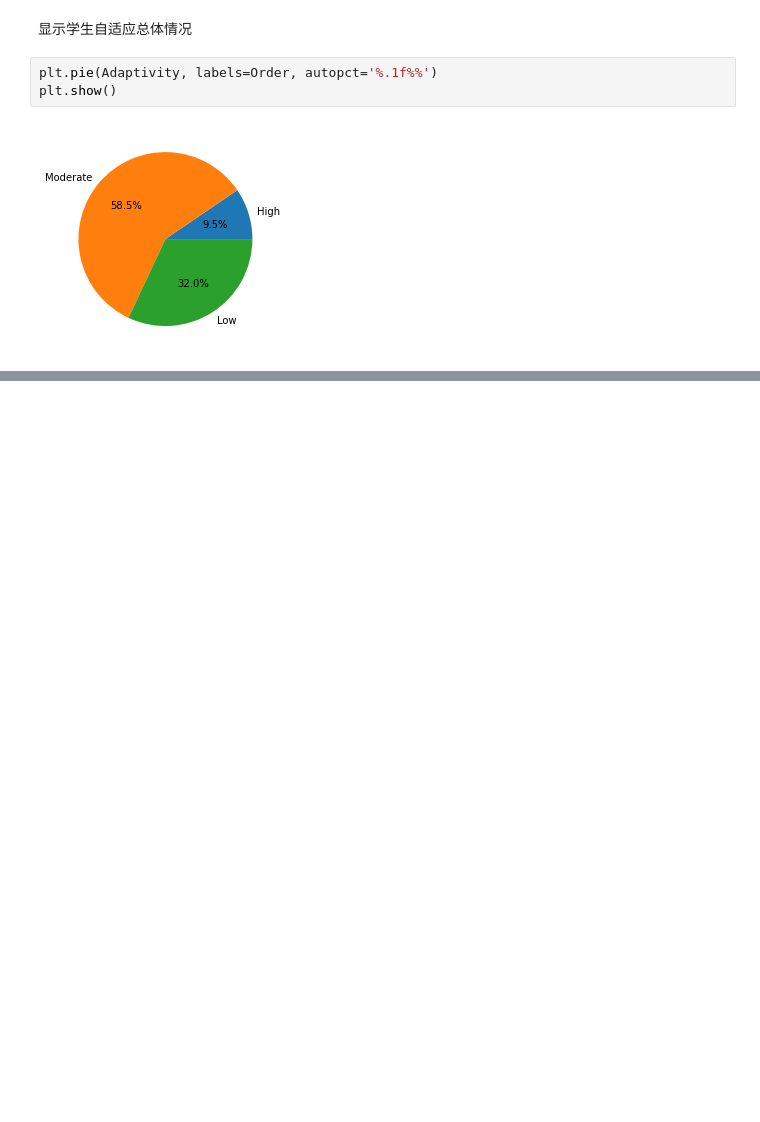
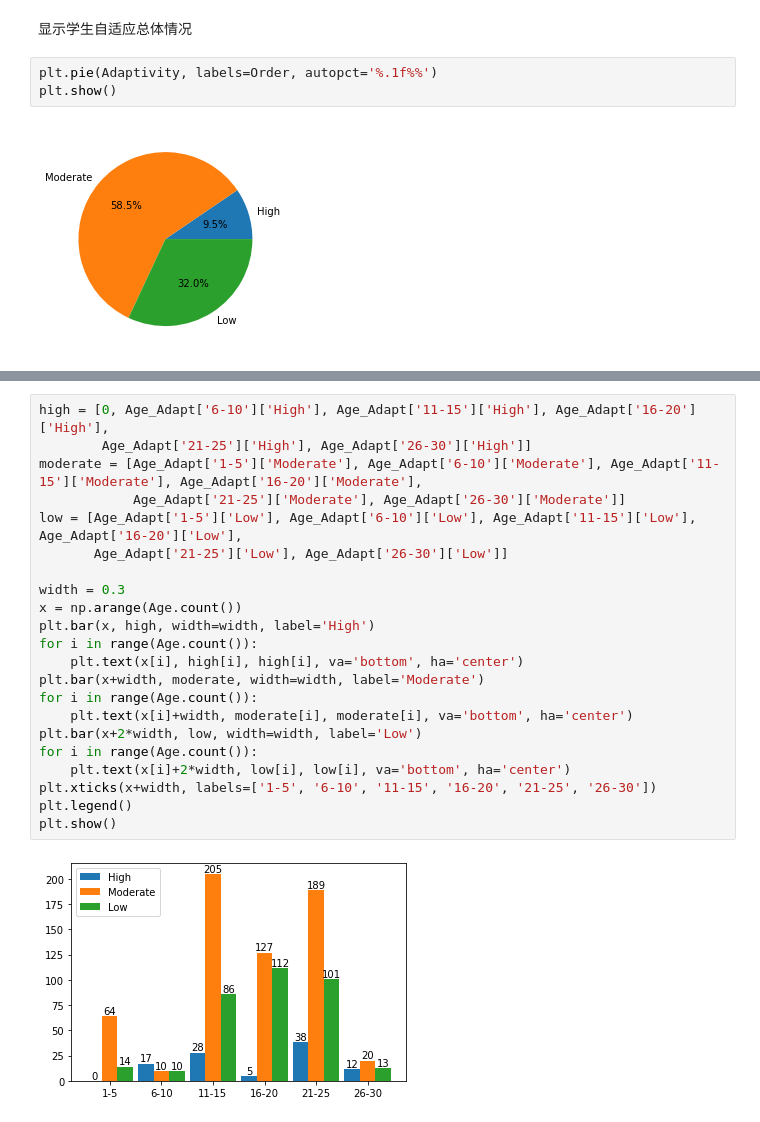
Before and after one commit to TakanashiXny/Introduction-of-DaSE, a Jupyter notebook: final/final_task.ipynb, the cells around one changed output, grey strips where cells are left out. Saved outputs shown, nothing was run; the diff lists cells and outputs as text; blank space fills up the shorter version.

```diff
--- a/final/fianl_task.ipynb
+++ b/final/final_task.ipynb
@@ -445,0 +496,24 @@ plt.show()
+# %%
+high = [0, Age_Adapt['6-10']['High'], Age_Adapt['11-15']['High'], Age_Adapt['16-20']['High'],
+        Age_Adapt['21-25']['High'], Age_Adapt['26-30']['High']]
+moderate = [Age_Adapt['1-5']['Moderate'], Age_Adapt['6-10']['Moderate'], Age_Adapt['11-15']['Moderate'], Age_Adapt['16-20']['Moderate'],
+            Age_Adapt['21-25']['Moderate'], Age_Adapt['26-30']['Moderate']]
+low = [Age_Adapt['1-5']['Low'], Age_Adapt['6-10']['Low'], Age_Adapt['11-15']['Low'], Age_Adapt['16-20']['Low'],
+       Age_Adapt['21-25']['Low'], Age_Adapt['26-30']['Low']]
+
+width = 0.3
+x = np.arange(Age.count())
+plt.bar(x, high, width=width, label='High')
+for i in range(Age.count()):
+    plt.text(x[i], high[i], high[i], va='bottom', ha='center')
+plt.bar(x+width, moderate, width=width, label='Moderate')
+for i in range(Age.count()):
+    plt.text(x[i]+width, moderate[i], moderate[i], va='bottom', ha='center')
+plt.bar(x+2*width, low, width=width, label='Low')
+for i in range(Age.count()):
+    plt.text(x[i]+2*width, low[i], low[i], va='bottom', ha='center')
+plt.xticks(x+width, labels=['1-5', '6-10', '11-15', '16-20', '21-25', '26-30'])
+plt.legend()
+plt.show()
+# %% [output]
+[figure, added]
```
Also changed, not shown: parts of 14 cells of this notebook.
